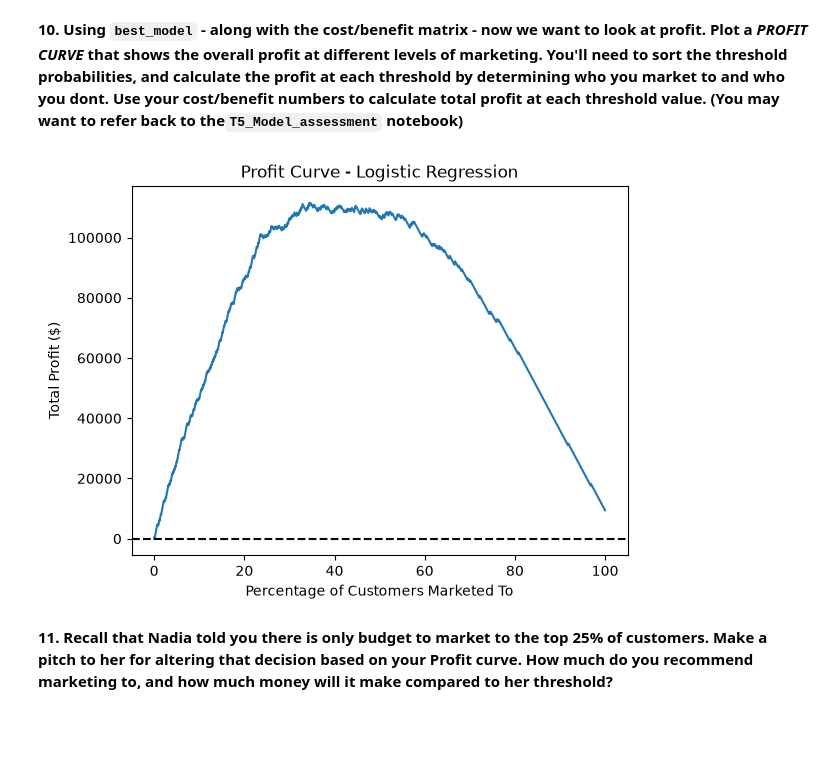
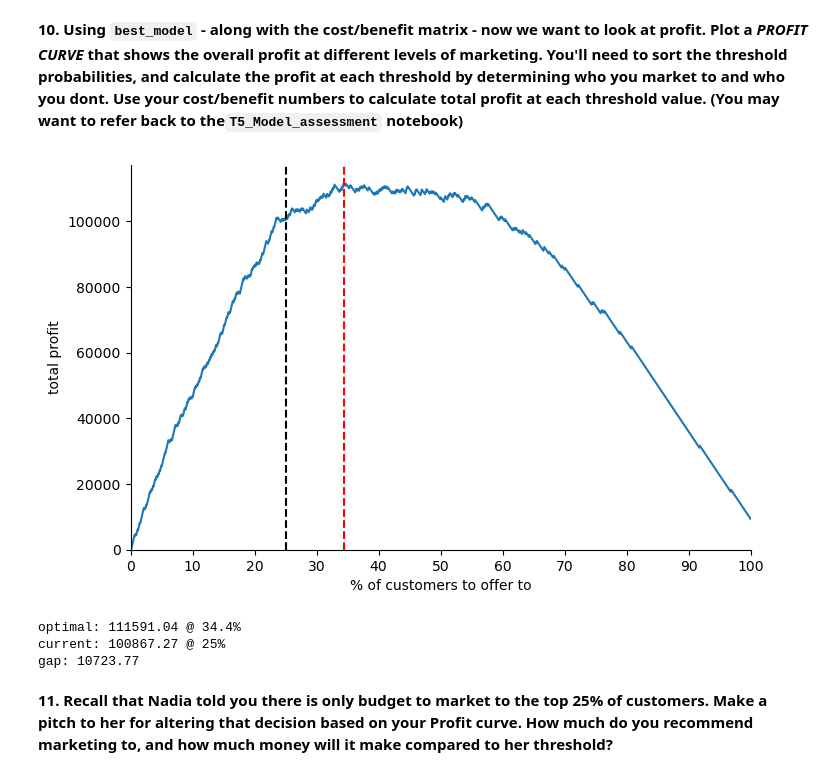
Before and after one commit to chrismji/Datasci-and-Ai-in-Bus, a Jupyter notebook: HW4_TelcoChurn.ipynb, the cells around one changed output. Drawn from its saved outputs; the diff is of its cells as text; code cells hidden in the pictures; blank space fills up the shorter version.

```diff
--- a/HW4_TelcoChurn.ipynb
+++ b/HW4_TelcoChurn.ipynb
@@ -252,26 +263,57 @@ net benefit: 577.58
 | No Offer | 0.000000 | 0 |
 # %% [markdown]
 __10. Using `best_model` -  along with the cost/benefit matrix - now we want to look at profit.  Plot a *PROFIT CURVE* that shows the overall profit at different levels of marketing.  You'll need to sort the threshold probabilities, and calculate the profit at each threshold by determining who you market to and who you dont.  Use your cost/benefit numbers to calculate total profit at each threshold value. (You may want to refer back to the`T5_Model_assessment` notebook)__
-# %%
-probs = best_model.predict_proba(X_test)[:, 1]
-
-order = np.argsort(probs, descending=True)
-y_sorted = np.array(y_test)[order]
-
-customers = np.arange(len(y_sorted) + 1)
-tp = np.concatenate(([0], np.cumsum(y_sorted)))
-
-profit = tp * benefit - customers * cost
-
-pct_marketed = customers / len(y_sorted) * 100
-
-plt.plot(pct_marketed, profit)
-plt.axhline(0, color='black', linestyle='--')
-plt.xlabel('Percentage of Customers Marketed To')
-plt.ylabel('Total Profit ($)')
-plt.title('Profit Curve - Logistic Regression')
-plt.show()
-# %% [output]
-[figure, removed]
+# %%
+
+probs = best_model.predict_proba(X_test)[:, 1]
+
+order = np.argsort(probs)[::-1]
+y_sorted = np.array(y_test)[order]
+
+customers = np.arange(len(y_sorted) + 1)
+tp = np.concatenate(([0], np.cumsum(y_sorted)))
+
+profit = tp * benefit - customers * cost
+
+percent = customers / len(y_sorted) * 100
+
+index_max = np.argmax(profit)
+index_25 = int(len(y_sorted) * 0.25)
+
+profit_max = round(profit[index_max], 2)
+profit_25 = round(profit[index_25], 2)
+
+def get_fig(): # for reuse
+    fig, ax = plt.subplots(figsize=(8, 5))
+
+    sns.lineplot(x=percent, y=profit, ax=ax)
+
+    ax.axvline(25, color='black', linestyle='--')
+    ax.axvline(percent[index_max], color='red', linestyle='--')
+
+    ax.set_xticks(np.arange(0, 101, 10))
+
+
+    ax.set_xlim(0, 100)
+    ax.set_ylim(bottom=0)
+
+    ax.set_xlabel('% of customers to offer to')
+    ax.set_ylabel('total profit')
+    return fig, ax
+
+fig, ax = get_fig()
+
+sns.despine()
+plt.show()
+
+
+print(f'optimal: {profit_max} @ {round(percent[index_max], 2)}%')
+print(f'current: {profit_25} @ 25%')
+print(f'gap: {round(profit_max - profit_25, 2)}')
+# %% [output]
+[figure, added]
+optimal: 111591.04 @ 34.4%
+current: 100867.27 @ 25%
+gap: 10723.77
 # %% [markdown]
 **11. Recall that Nadia told you there is only budget to market to the top 25% of customers.  Make a pitch to her for altering that decision based on your Profit curve.  How much do you recommend marketing to, and how much money will it make compared to her threshold?**
```
Also changed, not shown: parts of 10 cells of this notebook.
